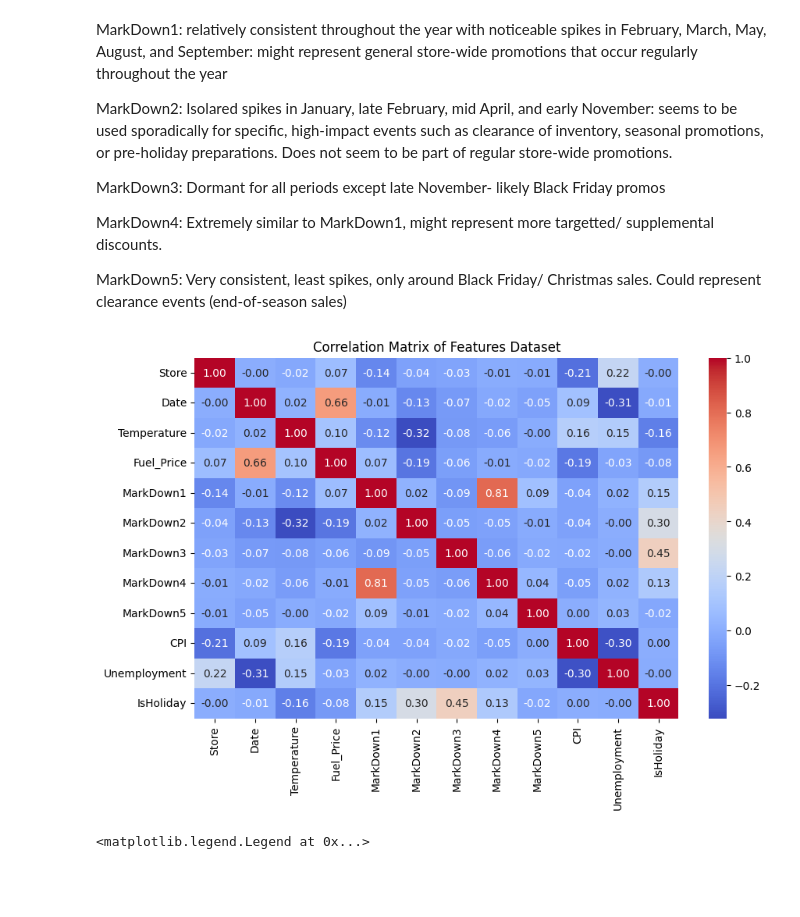
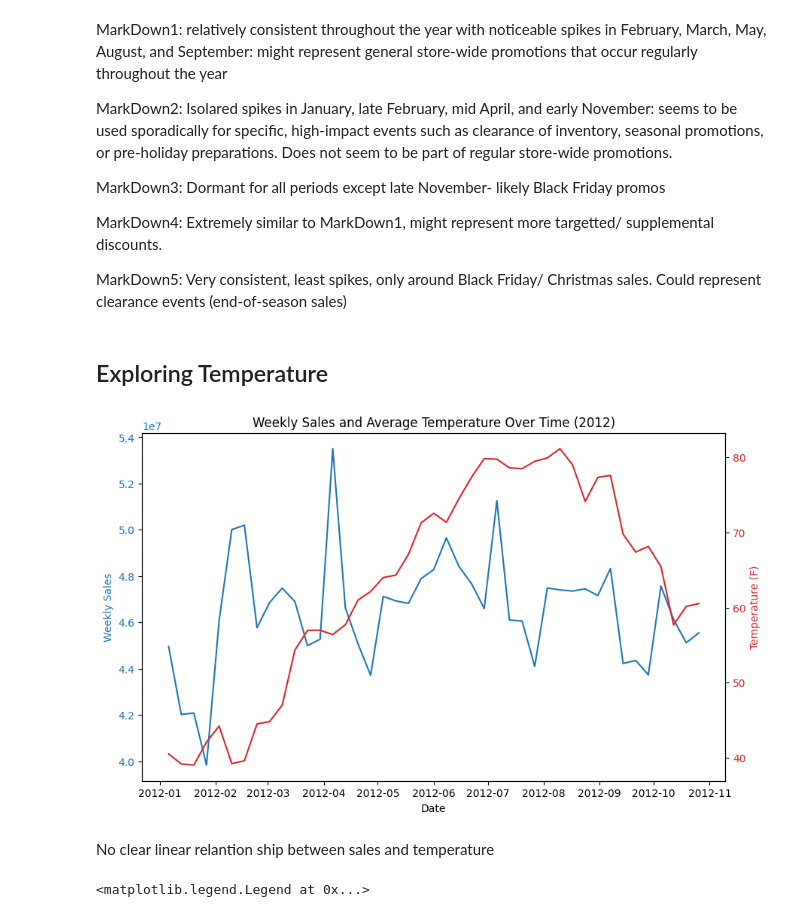
Before and after one commit to dimakazlouski/Walmart-Sales-Forecasting, a Jupyter notebook: Notebooks/01_Data_Exploration.ipynb, the cells around one changed output. Drawn from its saved outputs; the diff is of its cells as text; code cells hidden in the pictures; blank space fills up the shorter version.

```diff
--- a/Notebooks/01_Data_Exploration.ipynb
+++ b/Notebooks/01_Data_Exploration.ipynb
@@ -162,16 +273,38 @@ MarkDown3: Dormant for all periods except late November- likely Black Friday pro
 MarkDown4: Extremely similar to MarkDown1, might represent more targetted/ supplemental discounts.
 
 MarkDown5: Very consistent, least spikes, only around Black Friday/ Christmas sales. Could represent clearance events (end-of-season sales)
-# %%
-# Checking the correlation between numeric columns in the features dataset
-correlation_matrix = features_df.corr()
-
-plt.figure(figsize=(10, 6))
-sns.heatmap(correlation_matrix, annot=True, cmap='coolwarm', fmt='.2f')
-plt.title('Correlation Matrix of Features Dataset')
-plt.show()
-# %% [output]
-[figure, removed]
+# %% [markdown]
+## Exploring Temperature
+# %%
+# Merging train data with features on Store and Date
+merged_data = pd.merge(train_df, features_df, on=['Store', 'Date'], how='left')
+
+filtered_2012_data = merged_data[(merged_data['Date'] >= '2012-01-01') & (merged_data['Date'] <= '2012-12-31')]
+
+# Grouping by Date to aggregate Weekly Sales and Temperature for 2012
+grouped_data_2012 = filtered_2012_data.groupby('Date').agg({'Weekly_Sales': 'sum', 'Temperature': 'mean'}).reset_index()
+
+# Plotting Weekly Sales and Temperature over time for 2012 on dual axes
+fig, ax1 = plt.subplots(figsize=(10,6))
+
+# Plotting Weekly Sales on the first y-axis
+ax1.set_xlabel('Date')
+ax1.set_ylabel('Weekly Sales', color='tab:blue')
+ax1.plot(grouped_data_2012['Date'], grouped_data_2012['Weekly_Sales'], color='tab:blue')
+ax1.tick_params(axis='y', labelcolor='tab:blue')
+
+# Creating a second y-axis for temperature
+ax2 = ax1.twinx()
+ax2.set_ylabel('Temperature (F)', color='tab:red')
+ax2.plot(grouped_data_2012['Date'], grouped_data_2012['Temperature'], color='tab:red')
+ax2.tick_params(axis='y', labelcolor='tab:red')
+
+plt.title('Weekly Sales and Average Temperature Over Time (2012)')
+plt.show()
+# %% [output]
+[figure, added]
+# %% [markdown]
+No clear linear relantion ship between sales and temperature
 # %%
 # Converting 'Date' columns to datetime
 features_df['Date'] = pd.to_datetime(features_df['Date'])
```
Also changed, not shown: parts of 13 cells of this notebook.
